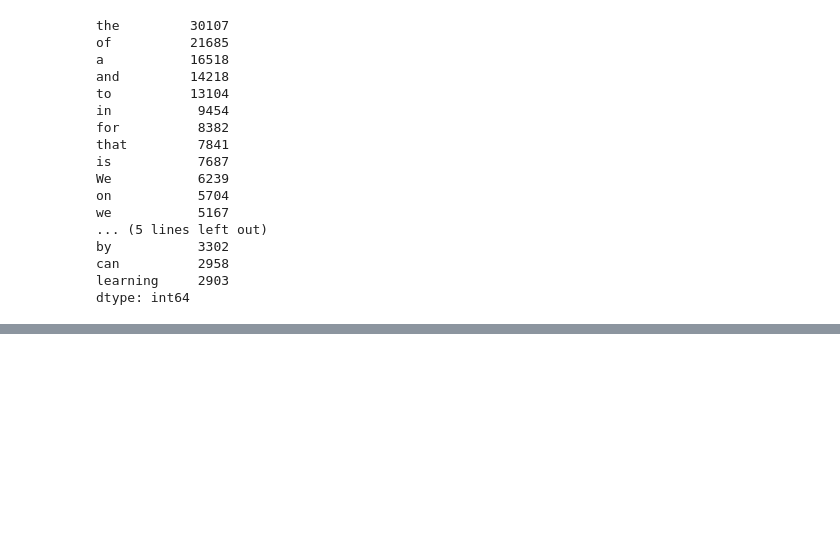
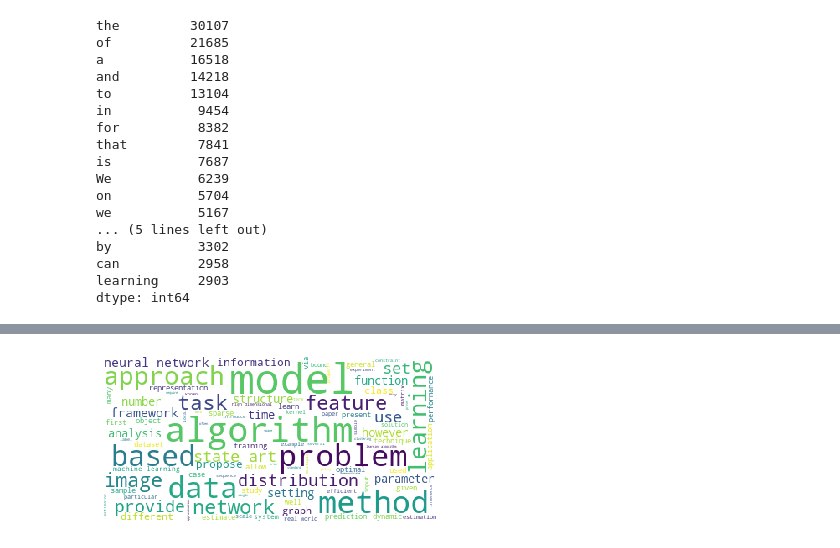
Before and after one commit to SethiPawandeep/Natural-Language-Processing, a Jupyter notebook: Task1 - Word Cloud Generation/Word Cloud.ipynb, the cells around one changed output, grey strips where cells are left out. Saved outputs shown, nothing was run; the diff lists cells and outputs as text; code cells hidden in the pictures; blank space fills up the shorter version.

Commit message:
Word Cloud generated.

```diff
--- a/Task1 - Word Cloud Generation/Word Cloud.ipynb
+++ b/Task1 - Word Cloud Generation/Word Cloud.ipynb
@@ -125,3 +125,21 @@ for i in range(0, n):
     text = [lem.lemmatize(word) for word in text if not word in stop_words]
     text = ' '.join(text)
     corpus.append(text)
+# %%
+# Word cloud
+from os import path
+from PIL import Image
+from wordcloud import WordCloud, STOPWORDS, ImageColorGenerator
+
+import matplotlib.pyplot as plt
+
+wordcloud = WordCloud(background_color='white', stopwords=stop_words,
+                     max_words=100, max_font_size=50,
+                      random_state=42).generate(str(corpus))
+
+fig = plt.figure(1)
+plt.imshow(wordcloud)
+plt.axis('off')
+plt.show()
+# %% [output]
+[figure, added]
```
Also changed, not shown: parts of 1 cell of this notebook.
